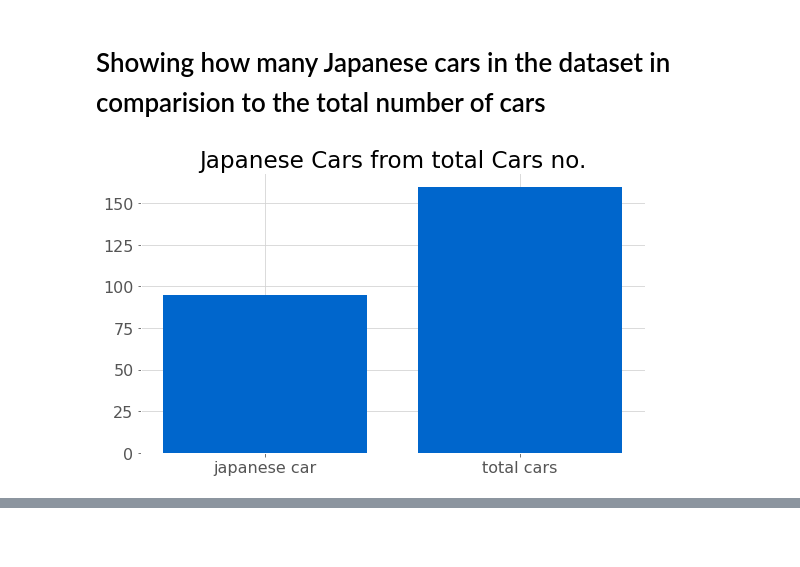
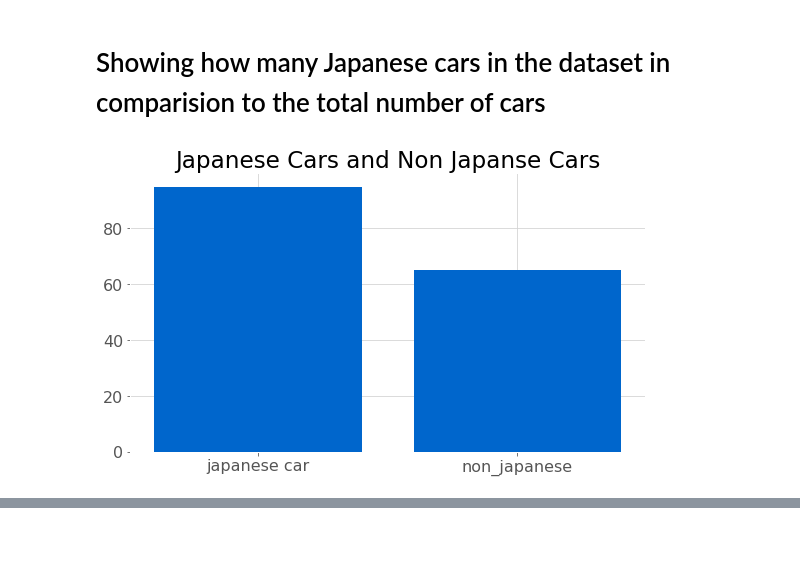
Before and after one commit to marwahfaraj/Automobile_Price_Prediction, a Jupyter notebook: unfinished_car.ipynb, the cells around one changed output, grey strips where cells are left out. Cells and saved outputs as stored; diff of their text form; code cells hidden in the pictures.

```diff
--- a/unfinished_car.ipynb
+++ b/unfinished_car.ipynb
@@ -258,7 +259,7 @@ automobile.head(50)
 # %% [markdown]
 I found the coloumne it has the most nan values is normalized-losses and decided to pop it out and then drop the null value from the table
 # %%
-# automobile.pop('normalized-losses')
+automobile.pop('normalized-losses')
 automobile.info()
 # %% [output]
 <class 'pandas.core.frame.DataFrame'>
@@ -444,19 +455,19 @@ Toyota,Nissan,Mazda and Honda are all Japanese car makers,This is due customers
 # %%
 # the japanese car are Toyota, Honda, Nissan, Mazda, Mitsubishi, Subaru, Isuzu.
 japanese_car=(automobile.loc[automobile.make == 'toyota', 'make'].count() +\
   automobile.loc[automobile.make == 'nissan','make'].count() +\
 automobile.loc[automobile.make == 'mazda', 'make'].count() +\
 automobile.loc[automobile.make == 'honda', 'make'].count() +\
     automobile.loc[automobile.make == 'mitsubishi', 'make'].count() +\
 automobile.loc[automobile.make == 'subaru', 'make'].count() +\
     automobile.loc[automobile.make == 'isuzu','make'].count())
-total_car=len(automobile.make)
+non_japanese=len(automobile.make)- japanese_car
 fig, ax=plt.subplots(figsize=(8, 5))
 width=0.9
-x=['japanese car','total cars']
-y=[95, 160]
+x=['japanese car','non_japanese']
+y=[95, 65]
 ax.bar(x,y,color='#0066cc')
-plt.title('Japanese Cars from total Cars no.')
+plt.title('Japanese Cars and Non Japanse Cars')
 plt.tight_layout();
 # %% [output]
-[figure, old version]
+[figure, new version]
```
Also changed, not shown: parts of 57 cells of this notebook.
